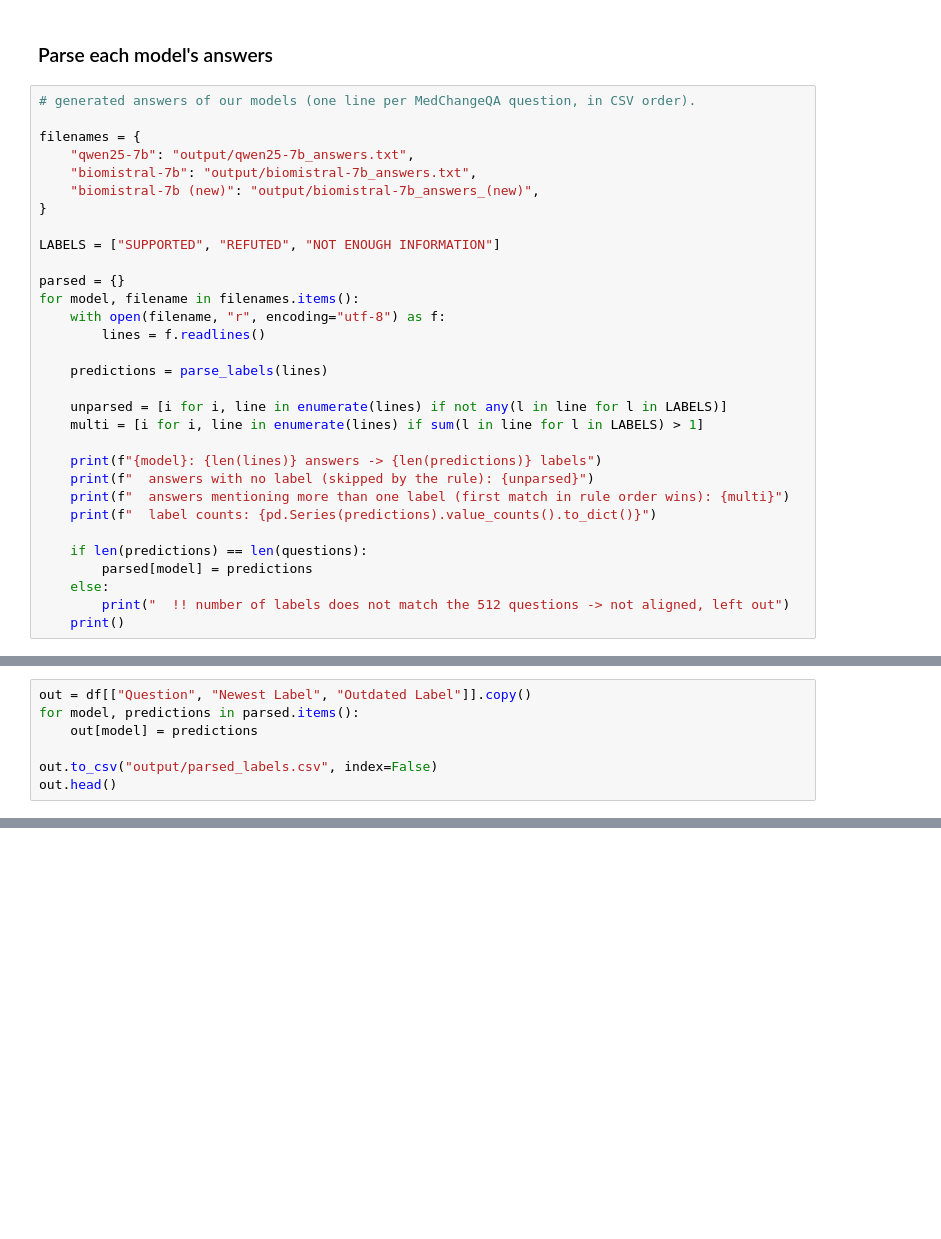
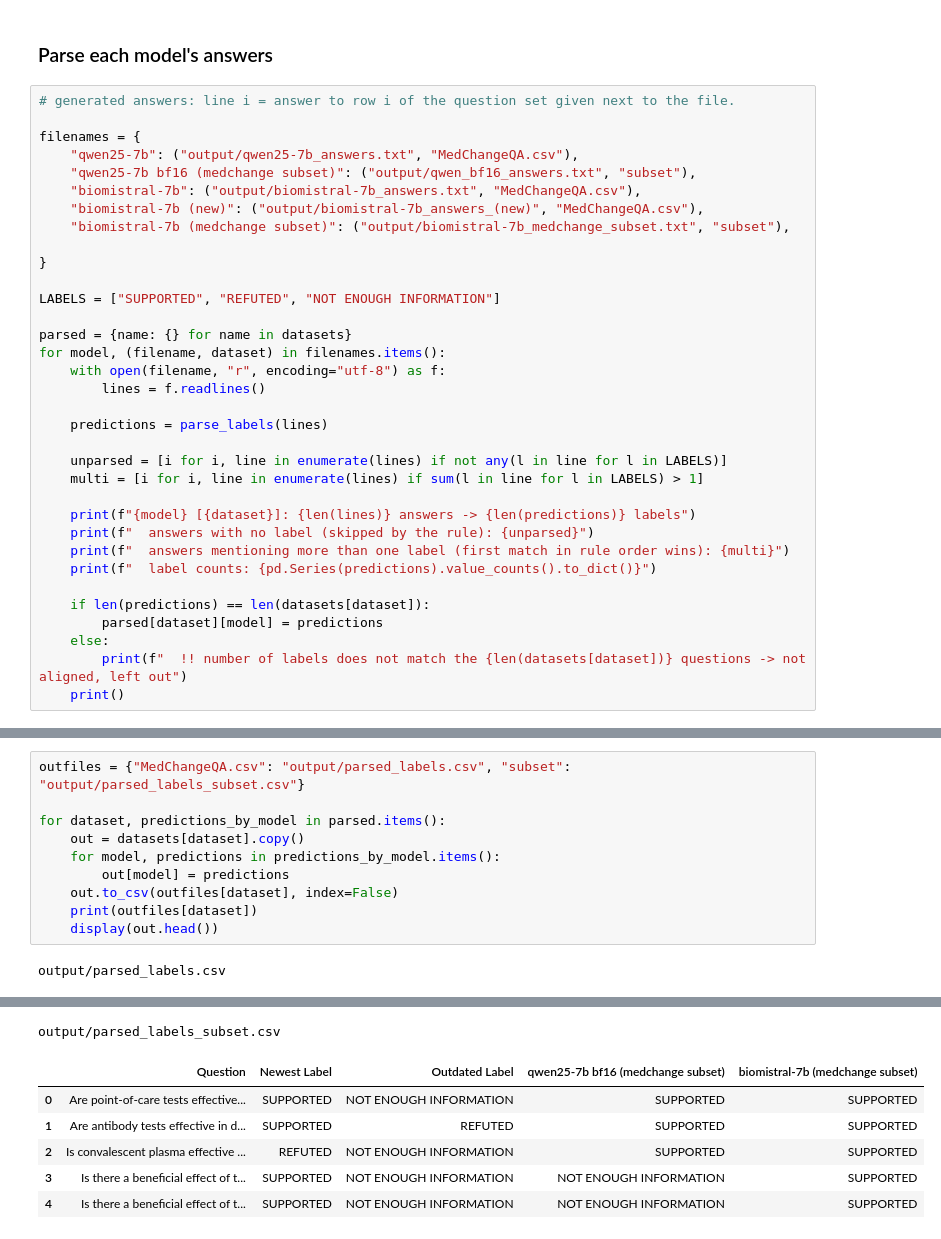
Before and after one commit to py-mesayaa/reproducibility_study_group_s, a Jupyter notebook: Code/parse_answers.ipynb, the cells around one changed output, grey strips where cells are left out. Drawn from its saved outputs; the diff is of its cells as text; blank space fills up the shorter version.

```diff
--- a/Code/parse_answers.ipynb
+++ b/Code/parse_answers.ipynb
@@ -30,18 +39,21 @@ def parse_labels(lines):
 # %% [markdown]
 ### Parse each model's answers
 # %%
-# generated answers of our models (one line per MedChangeQA question, in CSV order).
+# generated answers: line i = answer to row i of the question set given next to the file.
 
 filenames = {
-    "qwen25-7b": "output/qwen25-7b_answers.txt",
-    "biomistral-7b": "output/biomistral-7b_answers.txt",
-    "biomistral-7b (new)": "output/biomistral-7b_answers_(new)",
+    "qwen25-7b": ("output/qwen25-7b_answers.txt", "MedChangeQA.csv"),
+    "qwen25-7b bf16 (medchange subset)": ("output/qwen_bf16_answers.txt", "subset"),
+    "biomistral-7b": ("output/biomistral-7b_answers.txt", "MedChangeQA.csv"),
+    "biomistral-7b (new)": ("output/biomistral-7b_answers_(new)", "MedChangeQA.csv"),
+    "biomistral-7b (medchange subset)": ("output/biomistral-7b_medchange_subset.txt", "subset"),
+
 }
 
 LABELS = ["SUPPORTED", "REFUTED", "NOT ENOUGH INFORMATION"]
 
-parsed = {}
-for model, filename in filenames.items():
+parsed = {name: {} for name in datasets}
+for model, (filename, dataset) in filenames.items():
     with open(filename, "r", encoding="utf-8") as f:
         lines = f.readlines()
 
@@ -50,14 +62,14 @@ for model, filename in filenames.items():
     unparsed = [i for i, line in enumerate(lines) if not any(l in line for l in LABELS)]
     multi = [i for i, line in enumerate(lines) if sum(l in line for l in LABELS) > 1]
 
-    print(f"{model}: {len(lines)} answers -> {len(predictions)} labels")
+    print(f"{model} [{dataset}]: {len(lines)} answers -> {len(predictions)} labels")
     print(f"  answers with no label (skipped by the rule): {unparsed}")
     print(f"  answers mentioning more than one label (first match in rule order wins): {multi}")
     print(f"  label counts: {pd.Series(predictions).value_counts().to_dict()}")
 
-    if len(predictions) == len(questions):
-        parsed[model] = predictions
+    if len(predictions) == len(datasets[dataset]):
+        parsed[dataset][model] = predictions
     else:
-        print("  !! number of labels does not match the 512 questions -> not aligned, left out")
+        print(f"  !! number of labels does not match the {len(datasets[dataset])} questions -> not aligned, left out")
     print()
 # %% [output]
@@ -81,14 +97,25 @@ biomistral-7b (new): 512 answers -> 512 labels
 # %%
-out = df[["Question", "Newest Label", "Outdated Label"]].copy()
-for model, predictions in parsed.items():
-    out[model] = predictions
+outfiles = {"MedChangeQA.csv": "output/parsed_labels.csv", "subset": "output/parsed_labels_subset.csv"}
 
-out.to_csv("output/parsed_labels.csv", index=False)
-out.head()
+for dataset, predictions_by_model in parsed.items():
+    out = datasets[dataset].copy()
+    for model, predictions in predictions_by_model.items():
+        out[model] = predictions
+    out.to_csv(outfiles[dataset], index=False)
+    print(outfiles[dataset])
+    display(out.head())
 # %% [output]
+output/parsed_labels.csv
 |  | Question | Newest Label | Outdated Label | qwen25-7b | biomistral-7b (new) |
 | 0 | Is cranberry juice effective for ... | SUPPORTED | REFUTED | SUPPORTED | SUPPORTED |
 | 1 | Is add-on lamotrigine effective i... | SUPPORTED | NOT ENOUGH INFORMATION | SUPPORTED | SUPPORTED |
 | 2 | Do statins help reduce cardiovasc... | SUPPORTED | NOT ENOUGH INFORMATION | SUPPORTED | SUPPORTED |
 | 3 | Do antibiotics effectively reduce... | SUPPORTED | NOT ENOUGH INFORMATION | SUPPORTED | NOT ENOUGH INFORMATION |
 | 4 | Does cell salvage reduce the need... | REFUTED | NOT ENOUGH INFORMATION | SUPPORTED | SUPPORTED |
+output/parsed_labels_subset.csv
+|  | Question | Newest Label | Outdated Label | qwen25-7b bf16 (medchange subset) | biomistral-7b (medchange subset) |
+| 0 | Are point-of-care tests effective... | SUPPORTED | NOT ENOUGH INFORMATION | SUPPORTED | SUPPORTED |
+| 1 | Are antibody tests effective in d... | SUPPORTED | REFUTED | SUPPORTED | SUPPORTED |
+| 2 | Is convalescent plasma effective ... | REFUTED | NOT ENOUGH INFORMATION | SUPPORTED | SUPPORTED |
+| 3 | Is there a beneficial effect of t... | SUPPORTED | NOT ENOUGH INFORMATION | NOT ENOUGH INFORMATION | SUPPORTED |
+| 4 | Is there a beneficial effect of t... | SUPPORTED | NOT ENOUGH INFORMATION | NOT ENOUGH INFORMATION | SUPPORTED |
```
Also changed, not shown: parts of 4 cells of this notebook, 4 other files.
